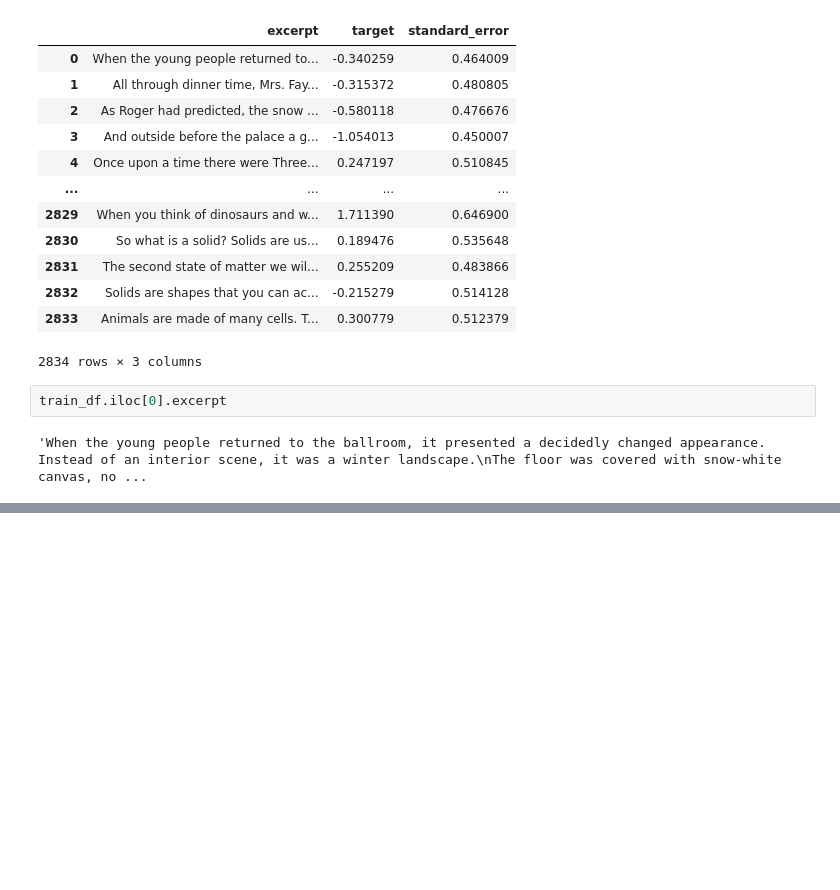
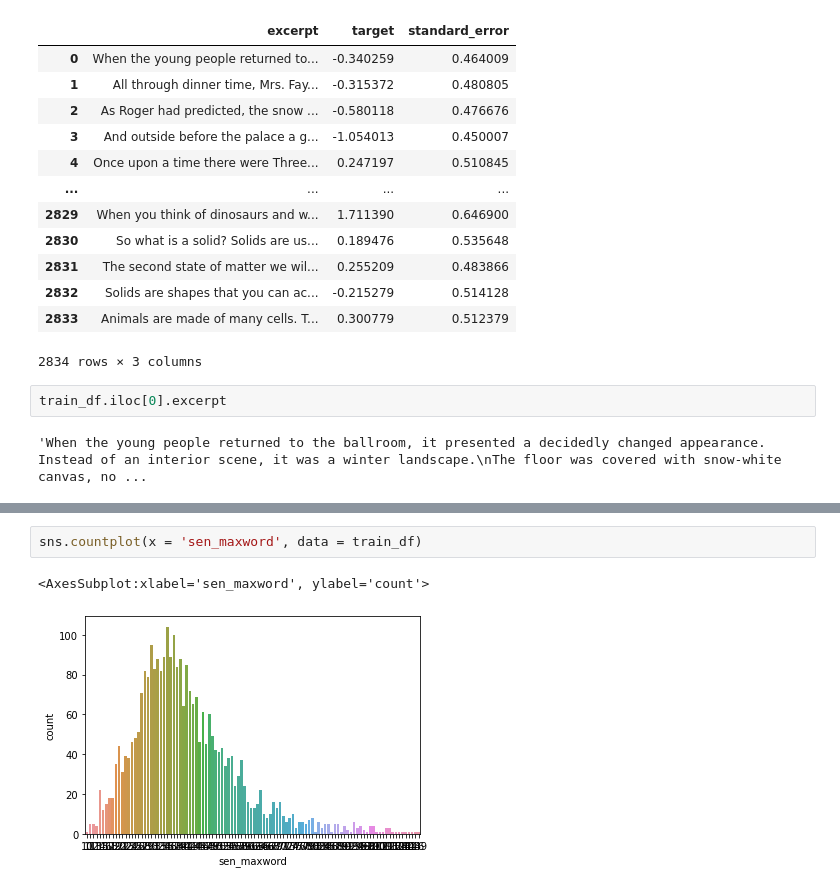
Before and after one commit to SeongwonTak/Data_Practices, a Jupyter notebook: CommonLit Readability Prize/commonlit_read.ipynb, the cells around one changed output, grey strips where cells are left out. Cells and saved outputs as stored; diff of their text form; blank space fills up the shorter version.

```diff
--- a/CommonLit Readability Prize/commonlit_read.ipynb
+++ b/CommonLit Readability Prize/commonlit_read.ipynb
@@ -86,0 +158,5 @@ train_df.iloc[0].excerpt
+# %%
+sns.countplot(x = 'sen_maxword', data = train_df)
+# %% [output]
+<AxesSubplot:xlabel='sen_maxword', ylabel='count'>
+[figure, added]
```
Also changed, not shown: parts of 72 cells of this notebook.
